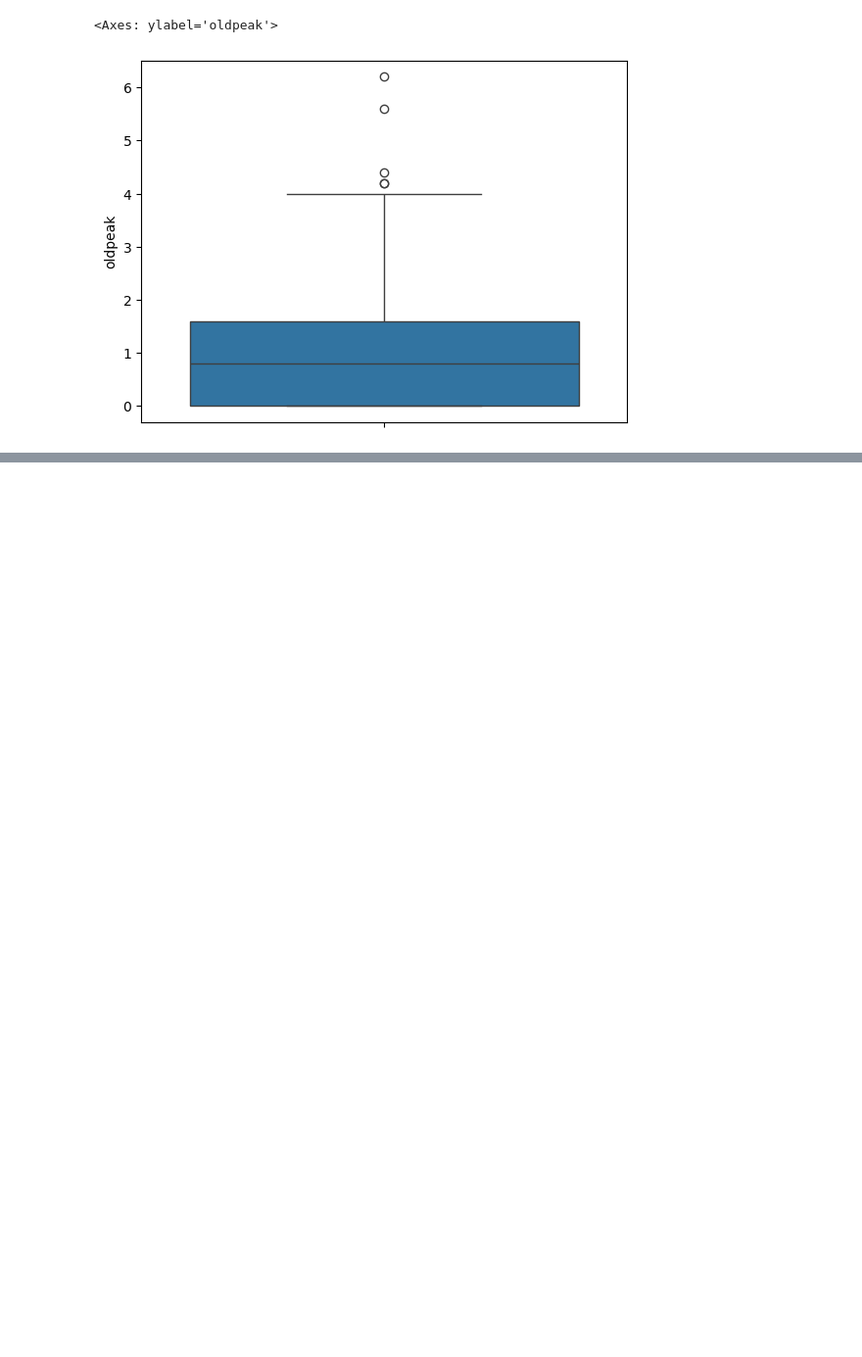
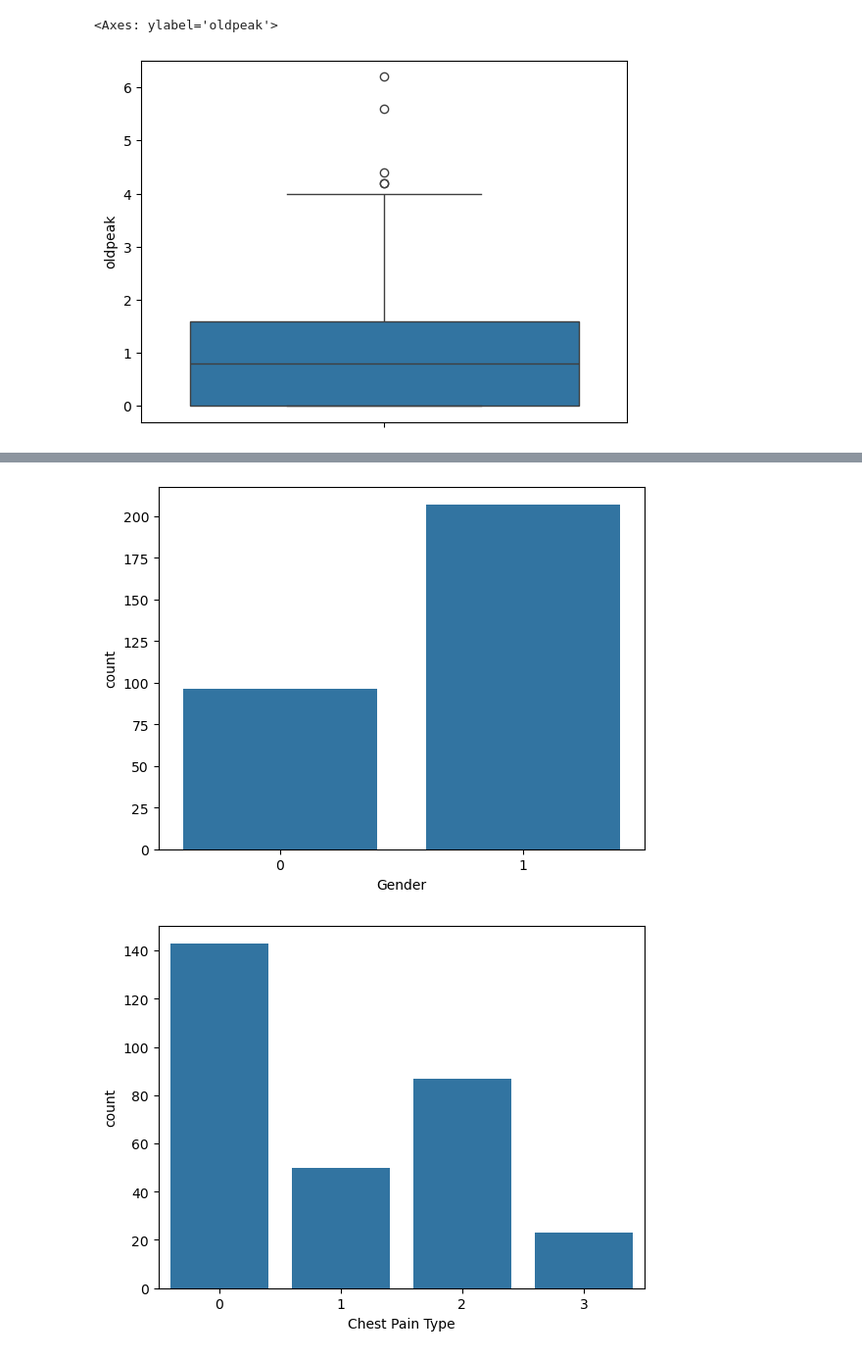
Before and after one commit to vishaltechevangelist/project-heart-attack-analysis-prediction, a Jupyter notebook: Project Heart Attack Prediction .ipynb, the cells around one changed output, grey strips where cells are left out. Shown at 98% size. Cells and saved outputs as stored; diff of their text form; code cells hidden in the pictures; blank space fills up the shorter version.

```diff
--- a/Project Heart Attack Prediction .ipynb
+++ b/Project Heart Attack Prediction .ipynb
@@ -236,7 +236,7 @@ print(unique_number)
 ### Separating Variables (Numeric/Categorical)
 # %%
 numeric_var = ['age', 'trtbps', 'chol', 'thalach', 'oldpeak']
-categorical_var = ["sex", "cp", "fbs", "rest_ecg", "exang", "slope", "ca", "thal", "target"]
+categorical_var = ["sex", "cp", "fbs", "rest_ecg", "exang", "slp", "ca", "thall", "target"]
 # %% [markdown]
 ### Statistical Analysis on dataset (only numeric)
 # %%
@@ -367,0 +395,12 @@ sns.boxplot(dataset['oldpeak'])
+# %%
+categorical_axis_map = {"sex":'Gender', "cp":'Chest Pain Type', "fbs":'Fasting Blood Sugar',
+                        "rest_ecg":'Resting Electrocardiographic Results', "exang":'Exercise Induced Angina',
+                        "slp":'The Slope of ST Segment', "ca":'Number of Major Vessels', "thall":'Thal',
+                        "target":'Target'}
+for categorical_features in categorical_var:
+    sns.countplot(dataset, x=categorical_features)
+    plt.xlabel(categorical_axis_map[categorical_features])
+    plt.show()
+# %% [output]
+[figure, added]
+[figure, added]
```
Also changed, not shown: parts of 9 cells of this notebook.
